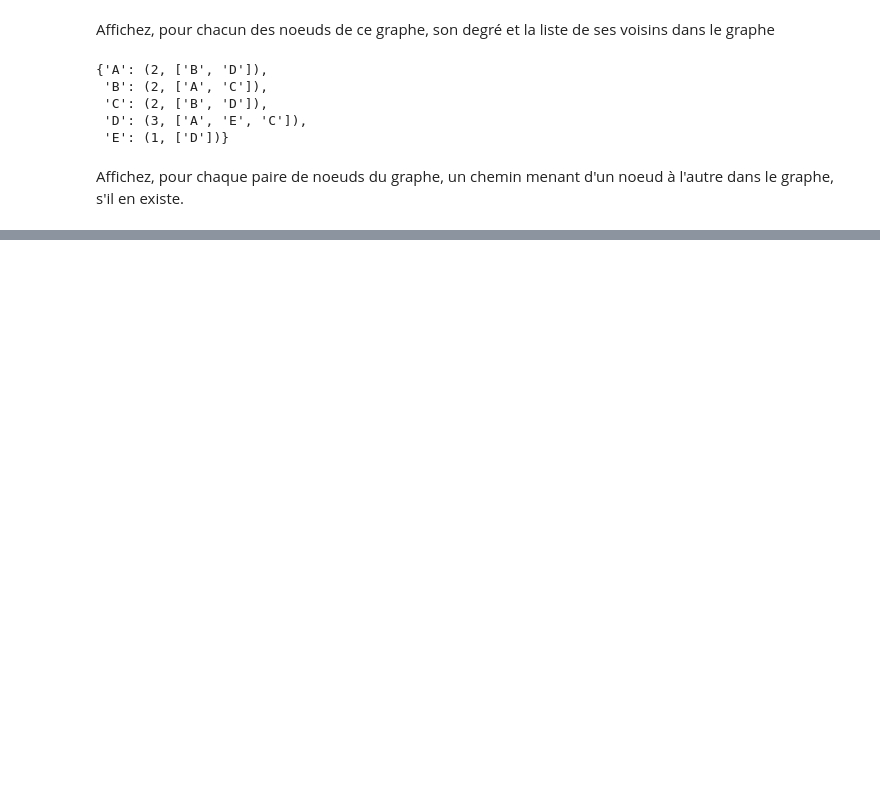
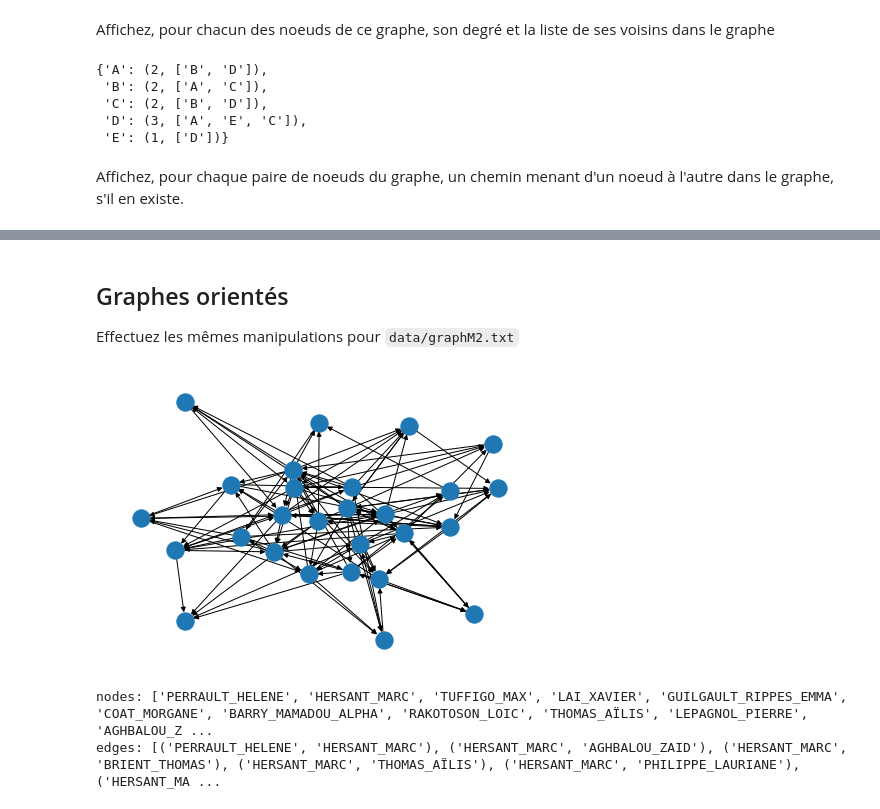
Before and after one commit to Lrakotoson/M1Python, a Jupyter notebook: S3/RecomSystem/TD2 - Graphs/TD2_Graphs.ipynb, the cells around one changed output, grey strips where cells are left out. Saved outputs shown, nothing was run; the diff lists cells and outputs as text; code cells hidden in the pictures; blank space fills up the shorter version.

Commit message:
RS | TD2 Graphs init

```diff
--- a/S3/RecomSystem/TD2 - Graphs/TD2_Graphs.ipynb
+++ b/S3/RecomSystem/TD2 - Graphs/TD2_Graphs.ipynb
@@ -62,0 +65,13 @@ list(nx.all_pairs_shortest_path(graph_1))
+# %% [markdown]
+## Graphes orientés
+Effectuez les mêmes manipulations pour `data/graphM2.txt`
+# %%
+graph_2 = nx.readwrite.edgelist.read_edgelist("data/graphM2.txt", create_using=nx.DiGraph())
+nx.draw(graph_2)
+# %% [output]
+[figure, added]
+# %%
+print(f'nodes: {graph_2.nodes}\nedges: {graph_2.edges}')
+# %% [output]
+nodes: ['PERRAULT_HELENE', 'HERSANT_MARC', 'TUFFIGO_MAX', 'LAI_XAVIER', 'GUILGAULT_RIPPES_EMMA', 'COAT_MORGANE', 'BARRY_MAMADOU_ALPHA', 'RAKOTOSON_LOIC', 'THOMAS_AÏLIS', 'LEPAGNOL_PIERRE', 'AGHBALOU_Z ...
+edges: [('PERRAULT_HELENE', 'HERSANT_MARC'), ('HERSANT_MARC', 'AGHBALOU_ZAID'), ('HERSANT_MARC', 'BRIENT_THOMAS'), ('HERSANT_MARC', 'THOMAS_AÏLIS'), ('HERSANT_MARC', 'PHILIPPE_LAURIANE'), ('HERSANT_MA ...
```
Also changed, not shown: parts of 19 cells of this notebook.
